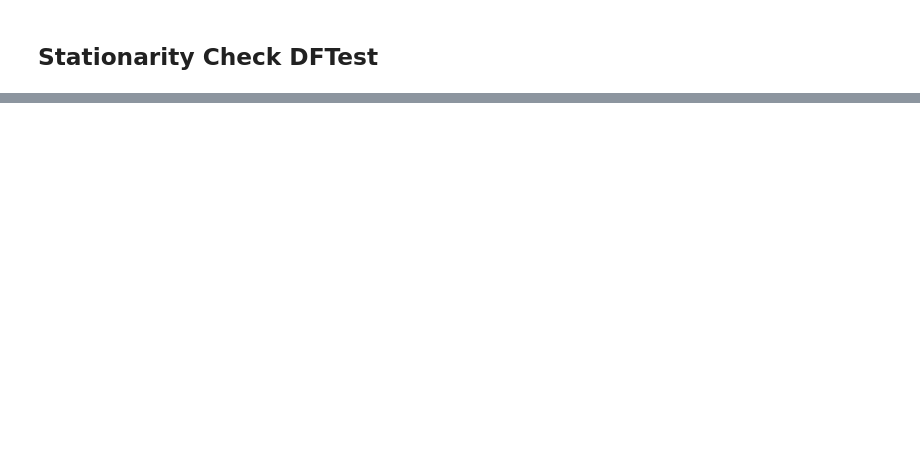
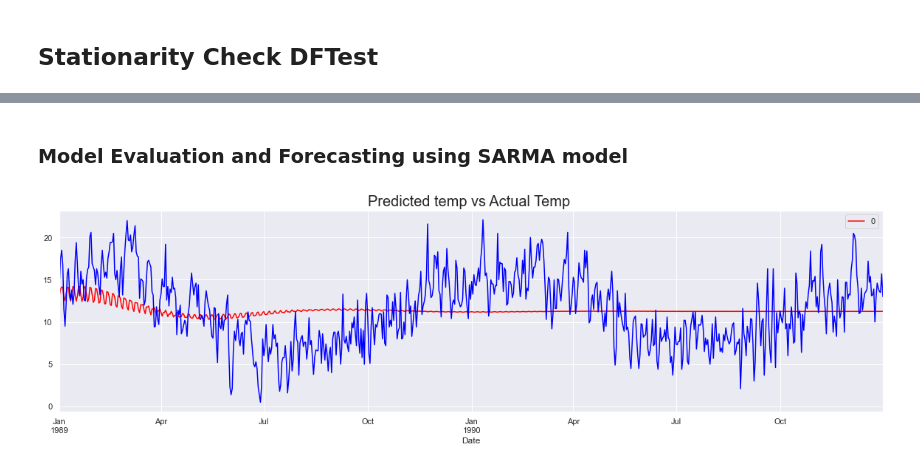
Before and after one commit to Aayush360/Data_Science_Intern, a Jupyter notebook: pandas_for_timeseries/Temperature_dataset_analysis.ipynb, the cells around one changed output, grey strips where cells are left out. Saved outputs shown, nothing was run; the diff lists cells and outputs as text; code cells hidden in the pictures; blank space fills up the shorter version.

```diff
--- a/pandas_for_timeseries/Temperature_dataset_analysis.ipynb
+++ b/pandas_for_timeseries/Temperature_dataset_analysis.ipynb
@@ -333,0 +376,18 @@ plt.show()
+# %% [markdown]
+### Model Evaluation and Forecasting using SARMA model
+# %%
+start_date = '1981-01-01'
+end_date = '1988-12-30'
+
+start_date_pred = '1989-01-01'
+end_date_pred = '1990-12-31'
+
+model_auto_pred = auto_arima(df_copy.Temp[start_date:end_date],m=5,max_p=5,max_q=5, max_P=5,max_Q=5)
+df_auto_pred = pd.DataFrame(model_auto_pred.predict(n_periods=len(df_copy[start_date_pred:end_date_pred])), index=df_copy[start_date_pred:end_date_pred].index)
+df_auto_pred[start_date_pred:end_date_pred].plot(figsize=(20,5),color='red')
+
+df_copy.Temp[start_date_pred:end_date_pred].plot(color='blue')
+plt.title('Predicted temp vs Actual Temp ',size=20)
+plt.show()
+# %% [output]
+[figure, added]
```
Also changed, not shown: parts of 24 cells of this notebook, 13 other files.
